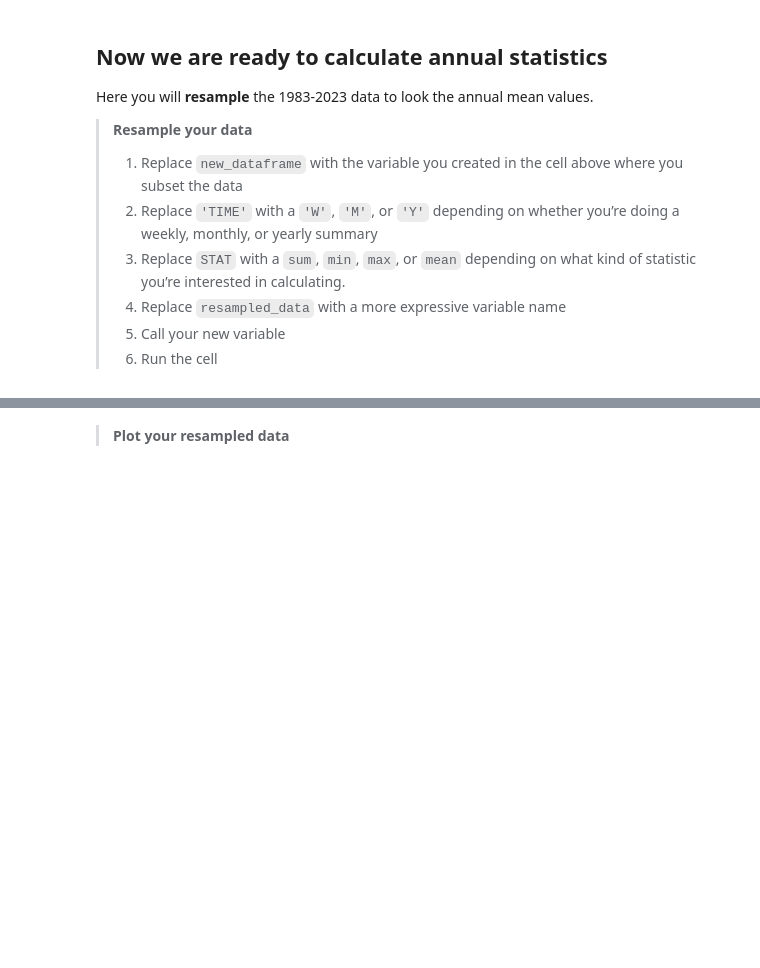
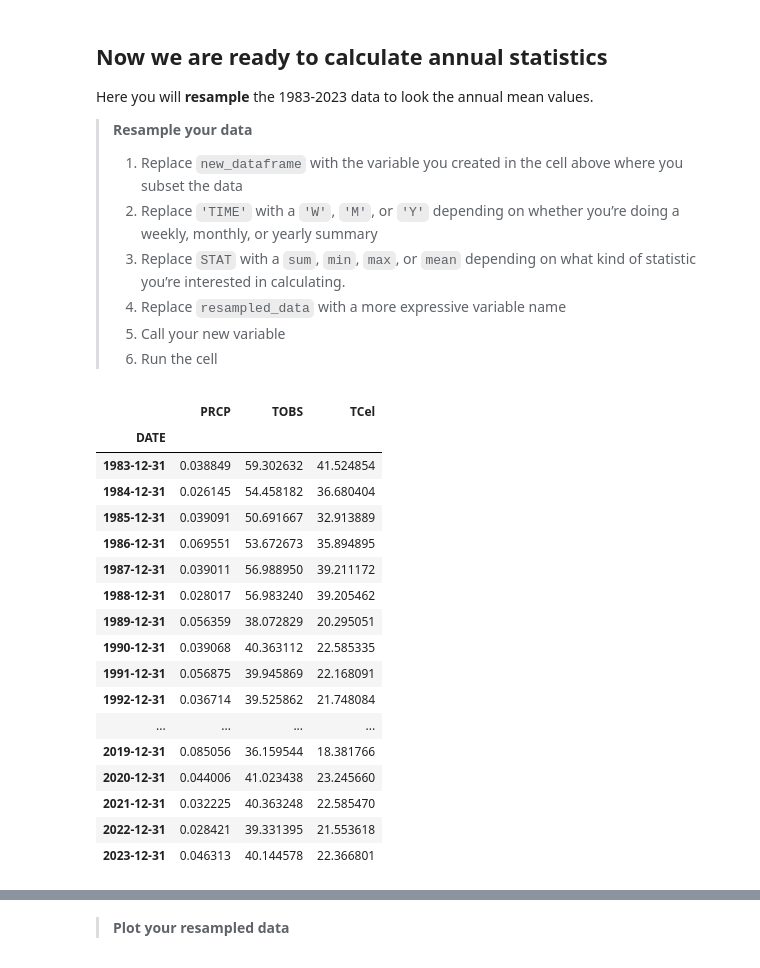
Before and after one commit to cu-esiil-edu/stars-01-get-started-ESchultz2024, a Jupyter notebook: get-started-with-open-reproducible-science.ipynb, the cells around one changed output, grey strips where cells are left out. Cells and saved outputs as stored; diff of their text form; code cells hidden in the pictures; blank space fills up the shorter version.

```diff
--- a/get-started-with-open-reproducible-science.ipynb
+++ b/get-started-with-open-reproducible-science.ipynb
@@ -478,5 +483,5 @@ rapid_df.plot(
 > new column?
 # %%
 # Convert to celcius
-dataframe.loc[:, 'TCel'] = dataframe['temperature_col_name'] - 32 * 5 / 9
-dataframe
+rapid_df.loc[:, 'TCel'] = rapid_df['TOBS'] - 32 * 5 / 9
+rapid_df
@@ -544,5 +573,5 @@ recorded.
 > 5.  Run the cell
 # %%
 # Subset the data
-new_dataframe = dataframe.loc['start-year':'end-year']
-new_dataframe
+rapid_1983_to_2023_df = rapid_df.loc['1983':'2023']
+rapid_1983_to_2023_df
@@ -584,8 +632,27 @@ values.
 > 6.  Run the cell
 # %%
 # Resample the data to look at yearly mean values
-resampled_data = new_dataframe.resample('TIME').STAT()
-resampled_data
+resampled_rapid_df = rapid_1983_to_2023_df.resample('Y').mean()
+resampled_rapid_df
+# %% [output]
+|  | PRCP | TOBS | TCel |
+| DATE |  |  |  |
+| 1983-12-31 | 0.038849 | 59.302632 | 41.524854 |
+| 1984-12-31 | 0.026145 | 54.458182 | 36.680404 |
+| 1985-12-31 | 0.039091 | 50.691667 | 32.913889 |
+| 1986-12-31 | 0.069551 | 53.672673 | 35.894895 |
+| 1987-12-31 | 0.039011 | 56.988950 | 39.211172 |
+| 1988-12-31 | 0.028017 | 56.983240 | 39.205462 |
+| 1989-12-31 | 0.056359 | 38.072829 | 20.295051 |
+| 1990-12-31 | 0.039068 | 40.363112 | 22.585335 |
+| 1991-12-31 | 0.056875 | 39.945869 | 22.168091 |
+| 1992-12-31 | 0.036714 | 39.525862 | 21.748084 |
+| ... | ... | ... | ... |
+| 2019-12-31 | 0.085056 | 36.159544 | 18.381766 |
+| 2020-12-31 | 0.044006 | 41.023438 | 23.245660 |
+| 2021-12-31 | 0.032225 | 40.363248 | 22.585470 |
+| 2022-12-31 | 0.028421 | 39.331395 | 21.553618 |
+| 2023-12-31 | 0.046313 | 40.144578 | 22.366801 |
 # %%
 # DO NOT MODIFY THIS TEST CELL
 df_resp = _
```
Also changed, not shown: parts of 12 cells of this notebook.
